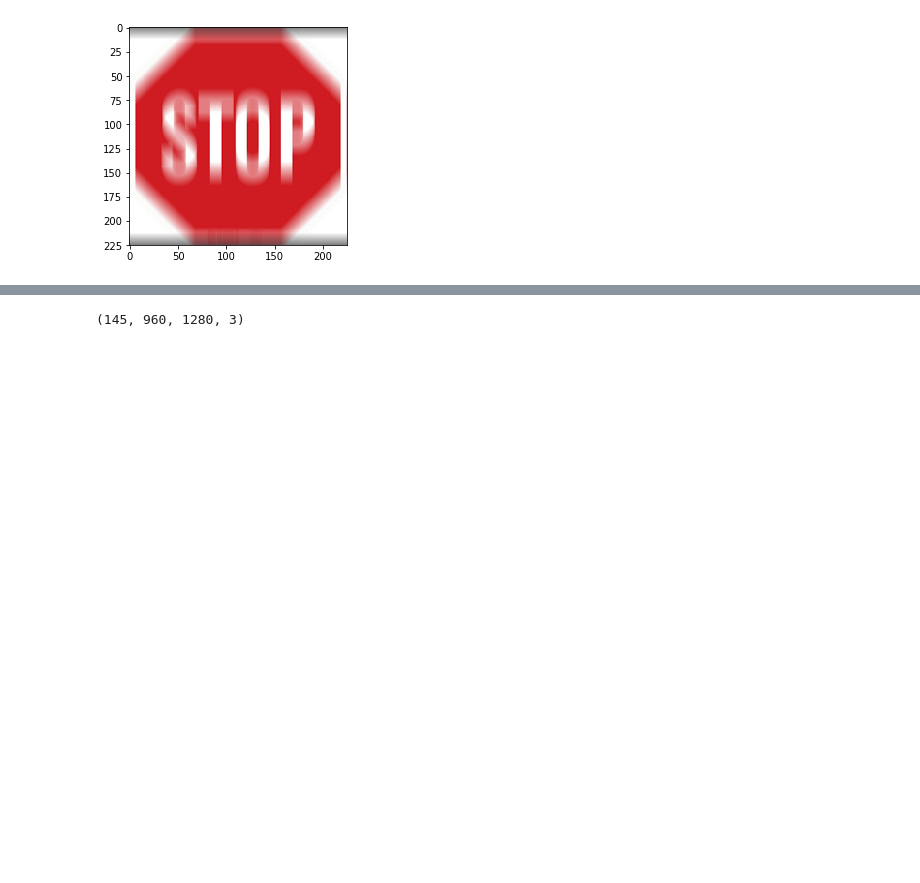
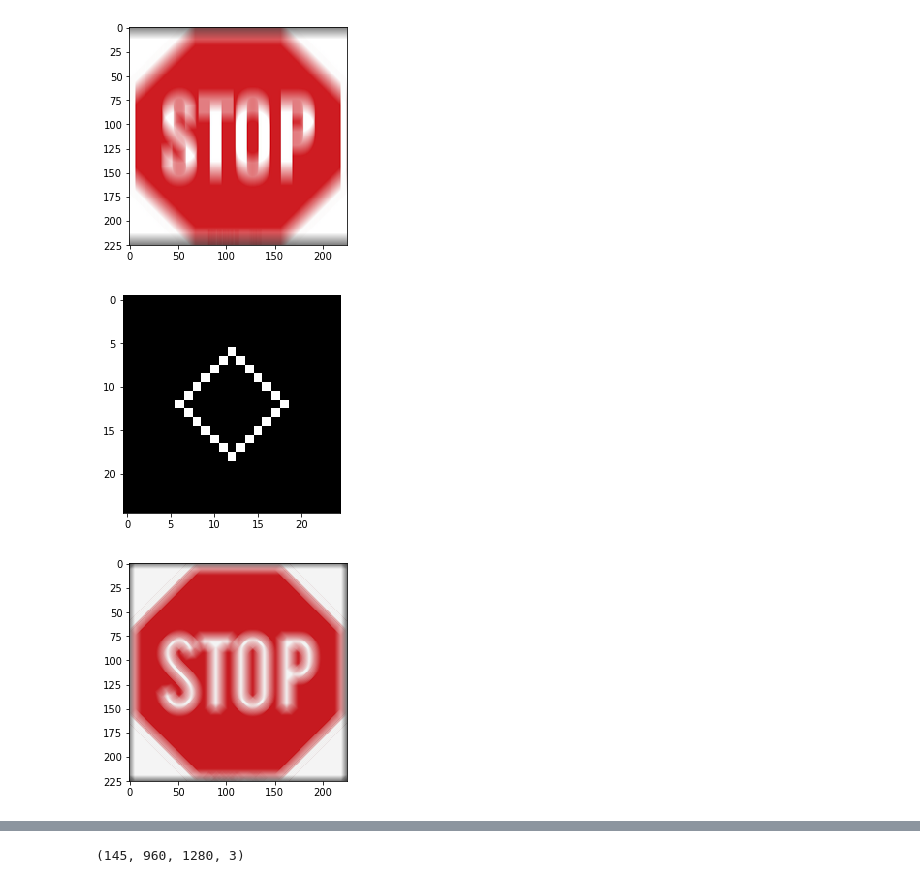
Before and after one commit to IanChar/AI4All, a Jupyter notebook: notebook1.ipynb, the cells around one changed output, grey strips where cells are left out. Saved outputs shown, nothing was run; the diff lists cells and outputs as text; code cells hidden in the pictures; blank space fills up the shorter version.

```diff
--- a/notebook1.ipynb
+++ b/notebook1.ipynb
@@ -2,6 +2,7 @@
 import numpy as np
 import glob
 import matplotlib.pyplot as plt
+from matplotlib.patches import Rectangle
 from PIL import Image
 
 '''
@@ -28,7 +29,7 @@ def show_image(img):
 
 def show_filter(f):
     fig = plt.figure()
-    plt.imshow(f, cmap='gray')
+    plt.imshow(f, vmin=0, vmax=1, cmap='gray')
     plt.show()
     plt.close()
 
@@ -252,10 +253,21 @@ show_image(convolution)
 # %%
 '''
 try a filter of your own
 '''
 filter_height = 25
 filter_width = 25
 f = np.zeros([filter_height, filter_width])
-f[12, :] = 1.
+
+for i in range(7):
+    f[12-i, 6+i] = 1.
+    f[12+i, 6+i] = 1.
+    f[18-i, 12+i] = 1.
+    f[6+i, 12+i] = 1.
 f = f / filter_height
 show_filter(f)
+
+convolution = convolve_image(f, im_arr)
+show_image(convolution)
+# %% [output]
+[figure, added]
+[figure, added]
```
Also changed, not shown: parts of 3 cells of this notebook.
